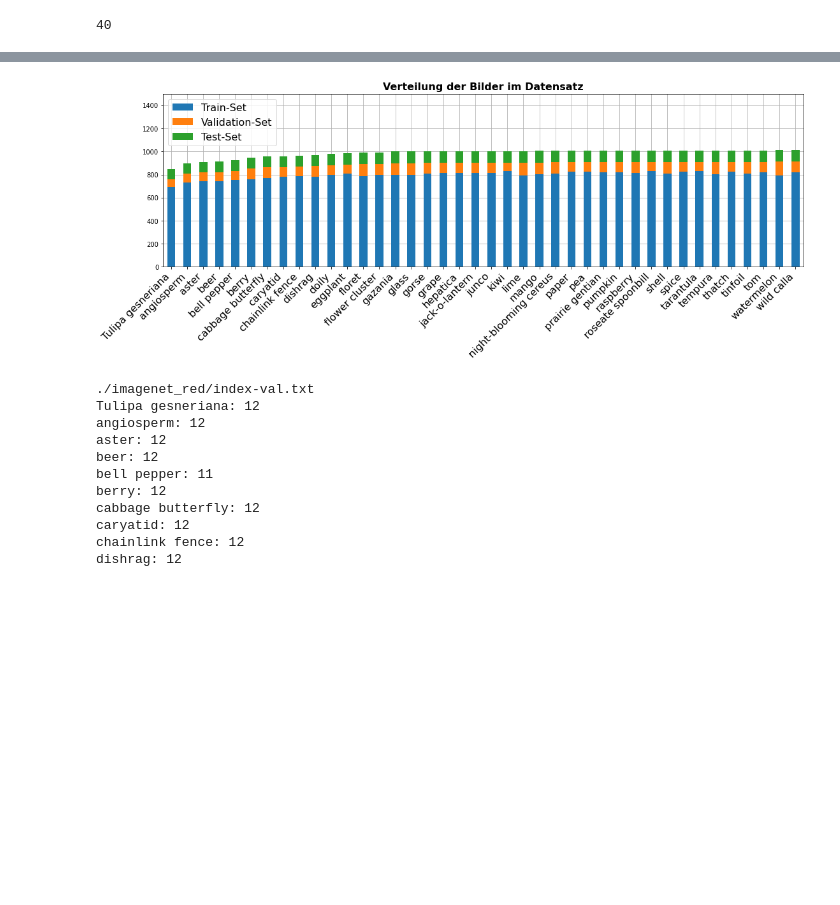
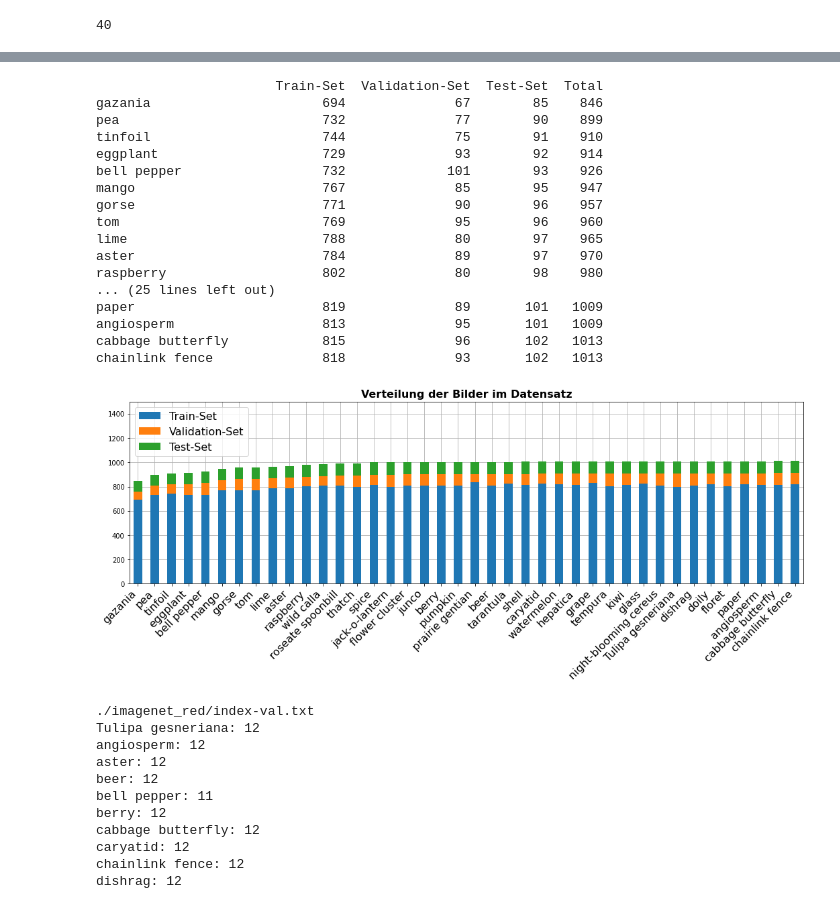
Before and after one commit to a-luengen/anytimeDnn, a Jupyter notebook: data/explore_new_dataset.ipynb, the cells around one changed output, grey strips where cells are left out. Cells and saved outputs as stored; diff of their text form; code cells hidden in the pictures; blank space fills up the shorter version.

Commit message:
Fixed wrong xlabels for graph of dataset image distribution.

```diff
--- a/data/explore_new_dataset.ipynb
+++ b/data/explore_new_dataset.ipynb
@@ -136,27 +137,49 @@ eggplant        744              78        92    914
 # %%
 # plot Images per Classes
 
 def plotDf(df):
     #axes = df.plot.bar(subplots=True, figsize=(18, 5), rot=45, zorder=4)
     axes = df.plot.bar(stacked=True, figsize=(18, 5), rot=45, zorder=4)
     #ax = axes[0]
     ax = axes
     ax.grid(zorder=0)
     ax.set_title('Verteilung der Bilder im Datensatz', fontsize=16, fontweight='bold')
-    ax.set_xticklabels(class_count_map.keys(), rotation=45, ha='right')
+    #ax.set_xticklabels(class_count_map.keys(), rotation=45, ha='right')
+    ax.set_xticklabels(df.index, rotation=45, ha='right')
+    #ax.set_xticklabels(df.loc[0], rotation=45, ha='right')
     ax.tick_params(axis='x', labelsize=16)
     ax.set_ylim((0, 1500))
     ax.legend(loc=2, prop={'size': 16})
     #ax.get_legend().remove()
 
 df = pd.concat([df_train, df_val, df_test], axis=1, ignore_index=True)
 df = df.rename(columns={0:'Train-Set', 1:'Validation-Set', 2: 'Test-Set'})
 df = df.assign(Total=lambda d: d.sum(1)).sort_values('Total', axis=0)
+print(df)
 del df['Total']
 #df.head()
+df.iloc[:,0]
+df.index
 plotDf(df)
 # %% [output]
+                       Train-Set  Validation-Set  Test-Set  Total
+gazania                      694              67        85    846
+pea                          732              77        90    899
+tinfoil                      744              75        91    910
+eggplant                     729              93        92    914
+bell pepper                  732             101        93    926
+mango                        767              85        95    947
+gorse                        771              90        96    957
+tom                          769              95        96    960
+lime                         788              80        97    965
+aster                        784              89        97    970
+raspberry                    802              80        98    980
+... (25 lines left out)
+paper                        819              89       101   1009
+angiosperm                   813              95       101   1009
+cabbage butterfly            815              96       102   1013
+chainlink fence              818              93       102   1013
-[figure, old version]
+[figure, new version]
 # %%
 # Plot the test_set values
 class_count_map = dict()
```
Also changed, not shown: parts of 2 cells of this notebook.
